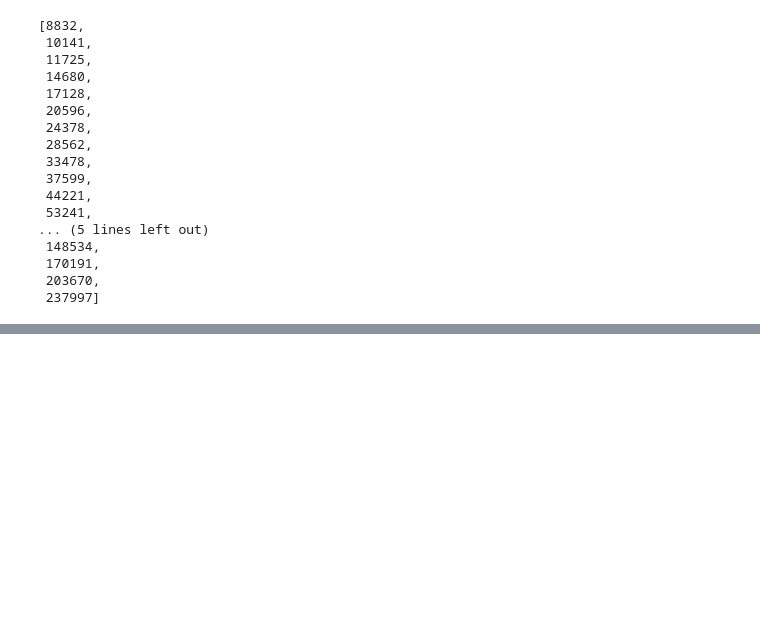
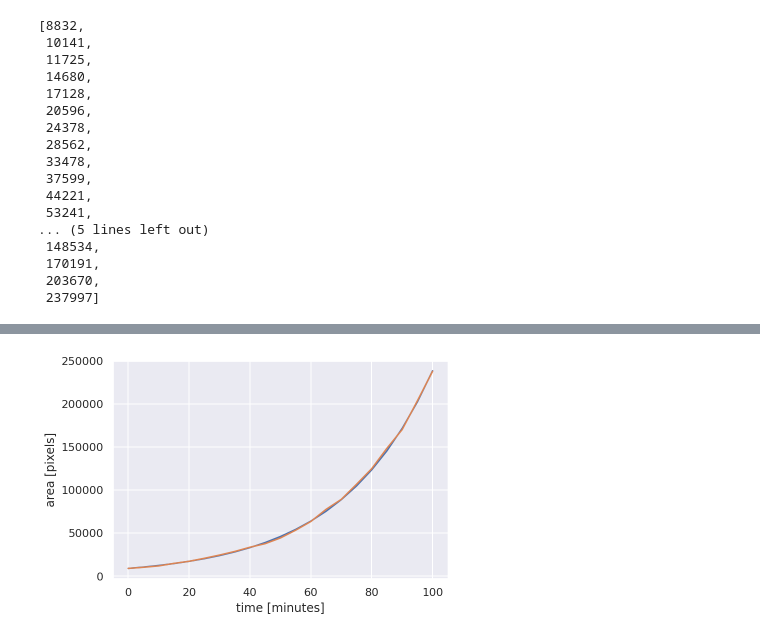
Before and after one commit to jqwhite/PhysBioCell, a Jupyter notebook: 1_2_bacterial_growth.ipynb, the cells around one changed output, grey strips where cells are left out. Saved outputs shown, nothing was run; the diff lists cells and outputs as text; code cells hidden in the pictures; blank space fills up the shorter version.

```diff
--- a/1_2_bacterial_growth.ipynb
+++ b/1_2_bacterial_growth.ipynb
@@ -181,0 +201,26 @@ growth
+# %%
+def err(areas, times, growth_rate):
+
+  '''
+  Computes error between data and theory
+
+  Parameters
+  ----------
+  areas : array-like
+    Experimental values of colony areas
+
+  times : array-like
+    Times at which measurements were taken
+
+  growth_rate : float
+    growth rate
+
+  Returns
+  -------
+  r_squared : Numpy array
+    Squared error between theory and experiment
+
+  '''
+  area_theory = areas[0]*np.exp(growth_rate*times)
+  r_squared = np.sum((areas - area_theory)**2)
+  return r_squared
@@ -181,0 +230,5 @@ growth
+# %%
+residuals = np.zeros(len(k_arr))
+# residuals = [err(a, t, k) for a,t,k in k_arr]
+for i,k in enumerate(k_arr):
+  residuals[i] = err(growth,time_points, k)
@@ -185,0 +248,12 @@ plt.plot(growth);
+# %%
+k_ind = np.argmin(residuals)
+round(k_arr[k_ind],3)
+k_opt = k_arr[k_ind]
+# %%
+best_fit = growth[0]*np.exp(k_opt*time_points)
+plt.plot(time_points, best_fit, label="Fit")
+plt.plot(time_points, growth, label="Data")
+plt.xlabel('time [minutes]')
+plt.ylabel('area [pixels]');
+# %% [output]
+[figure, added]
```
Also changed, not shown: parts of 6 cells of this notebook.
